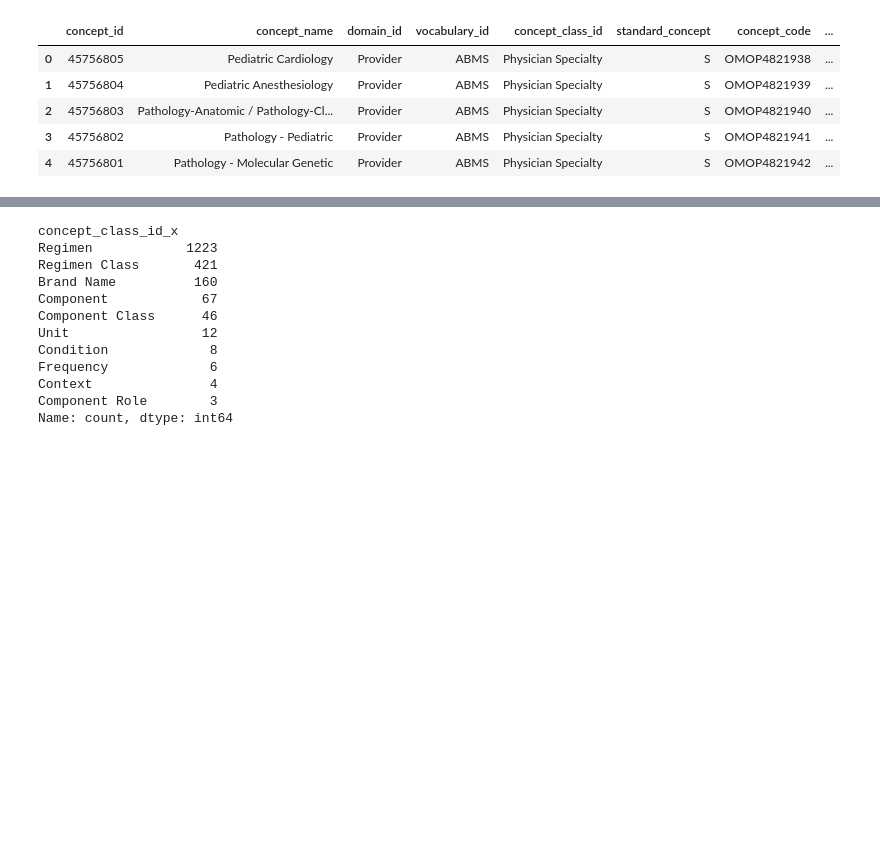
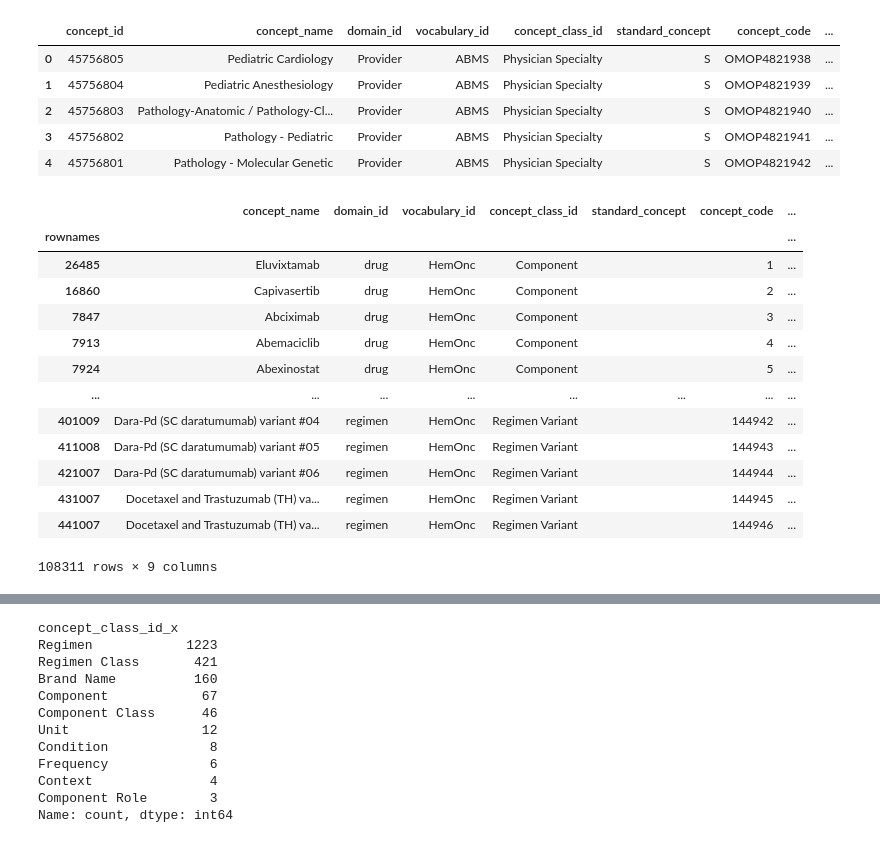
Before and after one commit to AustralianCancerDataNetwork/HemOnc_Alchemy, a Jupyter notebook: notebooks/01_import_hemonc_source.ipynb, the cells around one changed output, grey strips where cells are left out. Cells and saved outputs as stored; diff of their text form; code cells hidden in the pictures; blank space fills up the shorter version.

```diff
--- a/notebooks/01_import_hemonc_source.ipynb
+++ b/notebooks/01_import_hemonc_source.ipynb
@@ -76,6 +97,23 @@ concepts_with_ids.head()
 | 2 | 45756803 | Pathology-Anatomic / Pathology-Cl... | Provider | ABMS | Physician Specialty | S | OMOP4821940 | ... |
 | 3 | 45756802 | Pathology - Pediatric | Provider | ABMS | Physician Specialty | S | OMOP4821941 | ... |
 | 4 | 45756801 | Pathology - Molecular Genetic | Provider | ABMS | Physician Specialty | S | OMOP4821942 | ... |
+# %%
+concept_stage
+# %% [output]
+|  | concept_name | domain_id | vocabulary_id | concept_class_id | standard_concept | concept_code | ... |
+| rownames |  |  |  |  |  |  | ... |
+| 26485 | Eluvixtamab | drug | HemOnc | Component |  | 1 | ... |
+| 16860 | Capivasertib | drug | HemOnc | Component |  | 2 | ... |
+| 7847 | Abciximab | drug | HemOnc | Component |  | 3 | ... |
+| 7913 | Abemaciclib | drug | HemOnc | Component |  | 4 | ... |
+| 7924 | Abexinostat | drug | HemOnc | Component |  | 5 | ... |
+| ... | ... | ... | ... | ... | ... | ... | ... |
+| 401009 | Dara-Pd (SC daratumumab) variant #04 | regimen | HemOnc | Regimen Variant |  | 144942 | ... |
+| 411008 | Dara-Pd (SC daratumumab) variant #05 | regimen | HemOnc | Regimen Variant |  | 144943 | ... |
+| 421007 | Dara-Pd (SC daratumumab) variant #06 | regimen | HemOnc | Regimen Variant |  | 144944 | ... |
+| 431007 | Docetaxel and Trastuzumab (TH) va... | regimen | HemOnc | Regimen Variant |  | 144945 | ... |
+| 441007 | Docetaxel and Trastuzumab (TH) va... | regimen | HemOnc | Regimen Variant |  | 144946 | ... |
+108311 rows × 9 columns
 # %%
 # at this stage, these are the classes that exist in HemOnc but aren't pulled into OMOP
 
```
Also changed, not shown: parts of 6 cells of this notebook, 2 other files.
